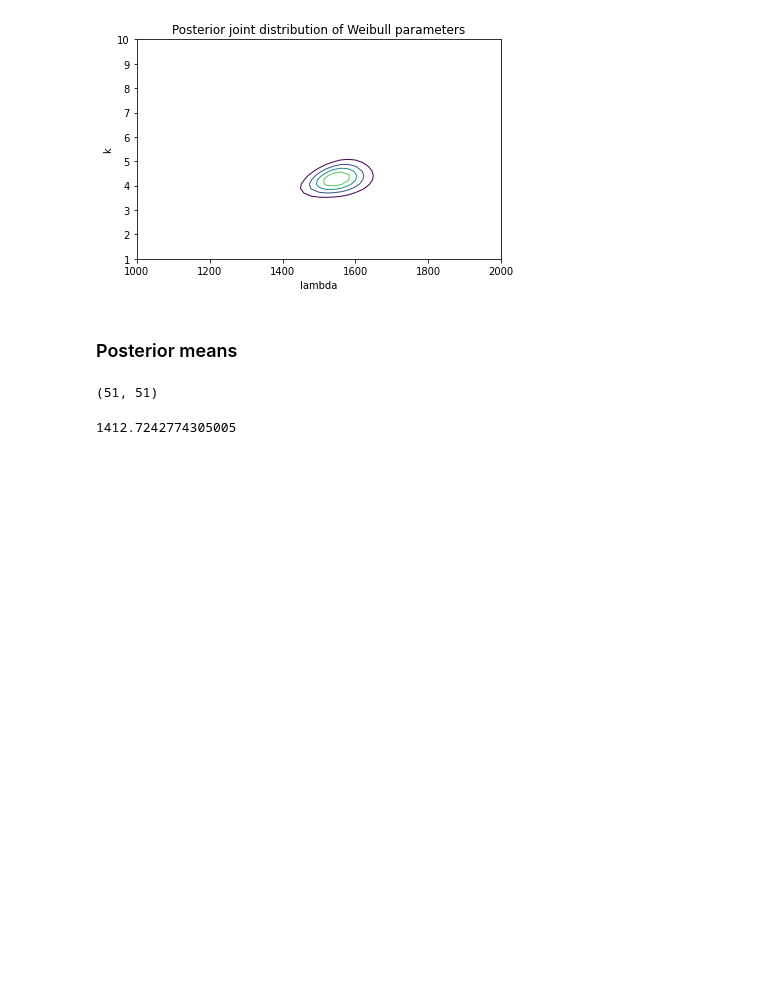
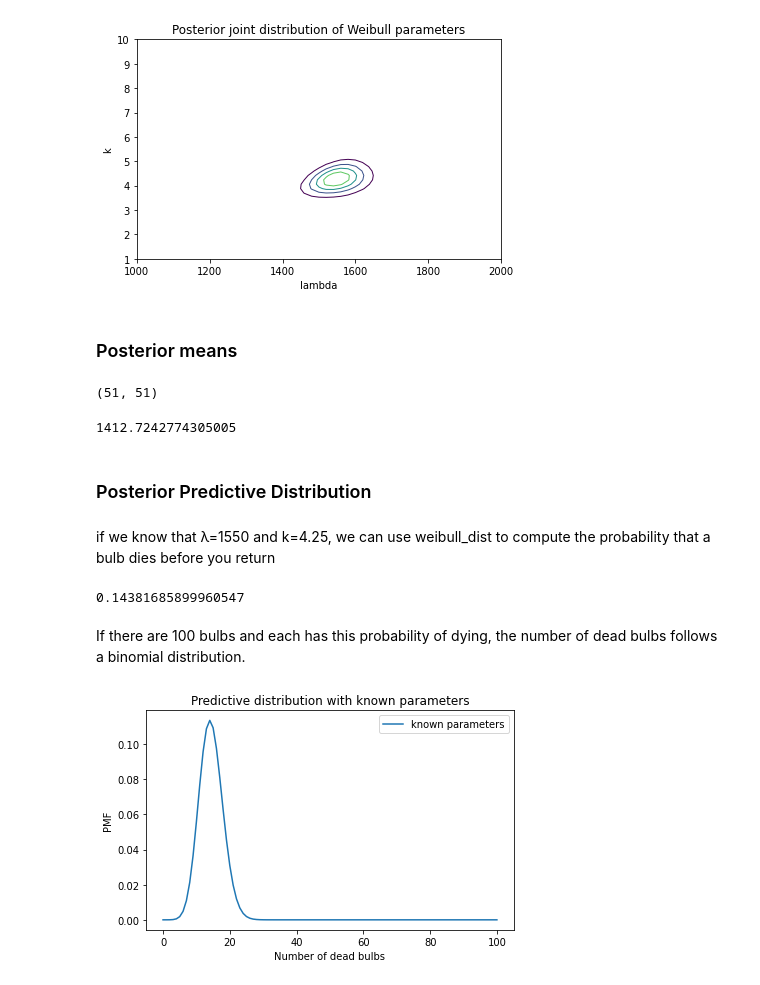
Before and after one commit to danhphan/bayesian-inferences, a Jupyter notebook: 51_think_bays_light_bulbs.ipynb, the cells around one changed output. Saved outputs shown, nothing was run; the diff lists cells and outputs as text; code cells hidden in the pictures; blank space fills up the shorter version.

Commit message:
update Posterior Predictive Distribution

```diff
--- a/51_think_bays_light_bulbs.ipynb
+++ b/51_think_bays_light_bulbs.ipynb
@@ -120,3 +120,32 @@ def joint_weibull_mean(joint):
     means = weibull_dist(lam_mesh, k_mesh).mean()
     prod = means * joint
     return prod.to_numpy().sum()
+# %% [markdown]
+### Posterior Predictive Distribution
+# %% [markdown]
+ if we know that λ=1550 and k=4.25, we can use weibull_dist to compute the probability that a bulb dies before you return
+# %%
+lam = 1550
+k = 4.25
+t = 1000
+
+prob_dead = weibull_dist(lam, k).cdf(t)
+prob_dead
+# %% [output]
+0.14381685899960547
+# %% [markdown]
+If there are 100 bulbs and each has this probability of dying, the number of dead bulbs follows a binomial distribution.
+# %%
+from utils import make_binomial
+
+n = 100
+p = prob_dead
+dist_num_dead = make_binomial(n, p)
+# %%
+dist_num_dead.plot(label='known parameters')
+
+decorate(xlabel='Number of dead bulbs',
+         ylabel='PMF',
+         title='Predictive distribution with known parameters')
+# %% [output]
+[figure, added]
```
Also changed, not shown: parts of 4 cells of this notebook.
